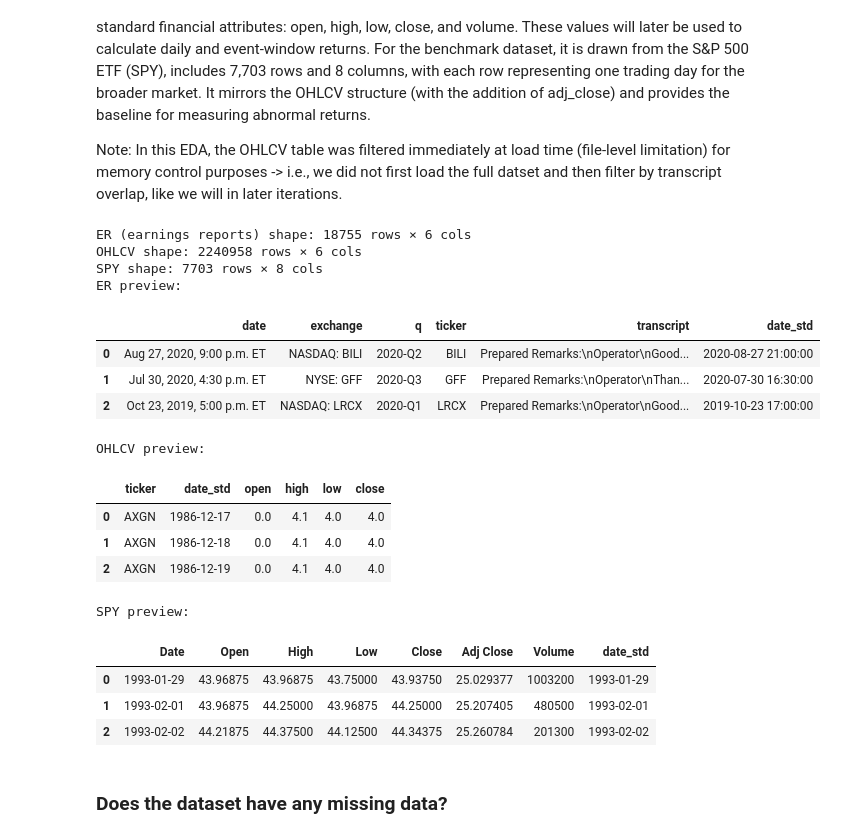
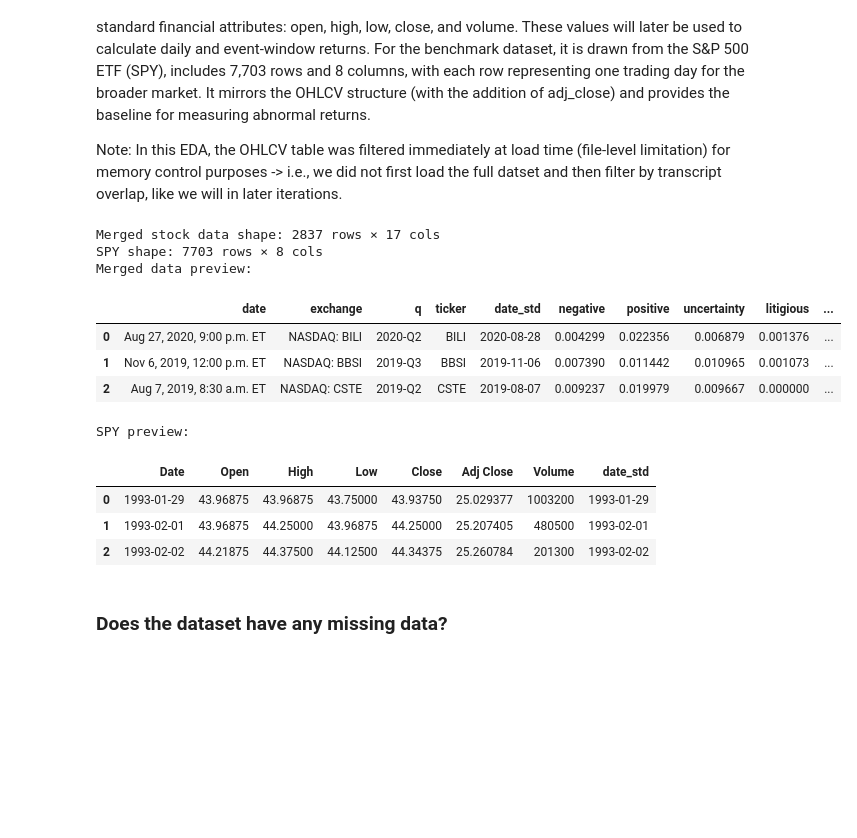
Before and after one commit to asht0nmb/earnings_language_impact, a Jupyter notebook: project.ipynb, the cells around one changed output. Saved outputs shown, nothing was run; the diff lists cells and outputs as text; code cells hidden in the pictures; blank space fills up the shorter version.

```diff
--- a/project.ipynb
+++ b/project.ipynb
@@ -201,9 +374,13 @@ er_df['date_std'] = er_df['date_std'].dt.date
 Simplified loading process that reduces memory usage by focusing on relevant tickers
 # %%
 def load_single_ohlcv(file: str) -> DataFrame:
-    """Load a single OHLCV file with ticker column."""
+    """
+    Load a single OHLCV file with ticker column, barring
+    ticker column errors, and returns the dataframe.
+    """
     df = pd.read_csv(file)
     if 'ticker' not in df.columns:
         df['ticker'] = file.stem.upper()
+
     return df
 # %%
@@ -292,28 +440,30 @@ assert 'date_std' in spy_df.columns
 #### Stock Return Calcs
 *Similar Function
 # %%
-def daily_returns_calc(df: DataFrame, price_col: str, date_col: str, group_col: str = None, return_col: str = None) -> DataFrame:
+def daily_returns_calc(df: DataFrame, price_col: str, date_col: str, group_col: str, return_col: str) -> DataFrame:
     """
     Computes daily returns given an input df, price col, date col, and grouping column,
     using a simple percent change formula. Returns a df that retains the calculated
-    returns, that is sorted.
+    returns, and that is sorted ensuring congruent calculations.
     """
-    # asserts for input verification?
+    # asserts for input verification (are they necessary?)
     assert price_col in df.columns, f"Column '{price_col}' not found"
     assert date_col in df.columns, f"Column '{date_col}' not found"
     assert len(df) > 0, "DataFrame cannot be empty"
 
-    out = df.copy()
+    new_df = df.copy()      # could avoid the copy for memory improvement, but use if possible
 
+    # data should be sorted, but pct change calc will be WRONG if it isnt, so we ensure
+    # group_col must be specified as None in the call if performing for a single stock ->
+        # risk too high if accidentally forgetten with multi ticker data
     if group_col is None:
-        sort_cols = [date_col]
-        out = out.sort_values(sort_cols)
-        out[return_col] = out[price_col].pct_change()
+        new_df = new_df.sort_values(date_col)
+        new_df[return_col] = new_df[price_col].pct_change()
     else:
         sort_cols = [group_col, date_col]
-        out = out.sort_values(sort_cols)
-        out[return_col] = out.groupby(group_col)[price_col].pct_change()
+        new_df = new_df.sort_values(sort_cols)
+        new_df[return_col] = new_df.groupby(group_col)[price_col].pct_change()
 
-    assert out[return_col].notna().sum() > 0, "All returns are NaN"
+    assert new_df[return_col].notna().sum() > 0, "All returns are NaN | 0"
 
-    return out
+    return new_df
@@ -339,3 +470,3 @@ def event_window_car(merged_df: DataFrame, window_days: int = 2) -> DataFrame:
 # %%
-ohlcv_df = daily_returns_calc(ohlcv_df, 'close', 'date_std', 'ticker', 'return')
-spy_returns = daily_returns_calc(spy_df, 'Close', 'date_std', return_col='spy_return')
+ohlcv_returns = daily_returns_calc(ohlcv_df, 'close', 'date_std', 'ticker', 'return_fract')
+spy_returns = daily_returns_calc(spy_df, 'Close', 'date_std', group_col = None, return_col='spy_return_fract')
@@ -349,5 +507,5 @@ if 'datetime64' in str(ohlcv_df['date_std'].dtype): #can delete IF stmnt once in
 # %%
 # uses inner join to merge pricing and report data (post ticker filter)
-merged = er_df.merge(ohlcv_df, on=['ticker', 'date_std'], how='inner')
+merged = er_df.merge(ohlcv_returns, on=['ticker', 'date_std'], how='inner')
 merged
 # %% [output]
@@ -397,35 +545,26 @@ for name, df in dfs:
     assert pd.api.types.is_datetime64_any_dtype(df["date_std"]), f"{name} date_std must be datetime"
 # %%
 # data size summary
-print(f"ER (earnings reports) shape: {er_df.shape[0]} rows × {er_df.shape[1]} cols")
-print(f"OHLCV shape: {ohlcv_df.shape[0]} rows × {ohlcv_df.shape[1]} cols")
+print(f"Merged stock data shape: {merged.shape[0]} rows × {merged.shape[1]} cols")
 print(f"SPY shape: {spy_df.shape[0]} rows × {spy_df.shape[1]} cols")
 
-print("ER preview:")
-display(er_df.head(3))
-print("OHLCV preview:")
-display(ohlcv_df.head(3))
+print("Merged data preview:")
+display(merged.head(3))
 print("SPY preview:")
 display(spy_df.head(3))
 # %% [output]
-ER (earnings reports) shape: 18755 rows × 6 cols
-OHLCV shape: 2240958 rows × 6 cols
+Merged stock data shape: 2837 rows × 17 cols
 SPY shape: 7703 rows × 8 cols
-ER preview:
+Merged data preview:
-|  | date | exchange | q | ticker | transcript | date_std |
-| 0 | Aug 27, 2020, 9:00 p.m. ET | NASDAQ: BILI | 2020-Q2 | BILI | Prepared Remarks:\nOperator\nGood... | 2020-08-27 21:00:00 |
-| 1 | Jul 30, 2020, 4:30 p.m. ET | NYSE: GFF | 2020-Q3 | GFF | Prepared Remarks:\nOperator\nThan... | 2020-07-30 16:30:00 |
-| 2 | Oct 23, 2019, 5:00 p.m. ET | NASDAQ: LRCX | 2020-Q1 | LRCX | Prepared Remarks:\nOperator\nGood... | 2019-10-23 17:00:00 |
+|  | date | exchange | q | ticker | date_std | negative | positive | uncertainty | litigious | ... |
+| 0 | Aug 27, 2020, 9:00 p.m. ET | NASDAQ: BILI | 2020-Q2 | BILI | 2020-08-28 | 0.004299 | 0.022356 | 0.006879 | 0.001376 | ... |
+| 1 | Nov 6, 2019, 12:00 p.m. ET | NASDAQ: BBSI | 2019-Q3 | BBSI | 2019-11-06 | 0.007390 | 0.011442 | 0.010965 | 0.001073 | ... |
+| 2 | Aug 7, 2019, 8:30 a.m. ET | NASDAQ: CSTE | 2019-Q2 | CSTE | 2019-08-07 | 0.009237 | 0.019979 | 0.009667 | 0.000000 | ... |
-OHLCV preview:
+SPY preview:
-|  | ticker | date_std | open | high | low | close |
-| 0 | AXGN | 1986-12-17 | 0.0 | 4.1 | 4.0 | 4.0 |
-| 1 | AXGN | 1986-12-18 | 0.0 | 4.1 | 4.0 | 4.0 |
-| 2 | AXGN | 1986-12-19 | 0.0 | 4.1 | 4.0 | 4.0 |
+|  | Date | Open | High | Low | Close | Adj Close | Volume | date_std |
+| 0 | 1993-01-29 | 43.96875 | 43.96875 | 43.75000 | 43.93750 | 25.029377 | 1003200 | 1993-01-29 |
+| 1 | 1993-02-01 | 43.96875 | 44.25000 | 43.96875 | 44.25000 | 25.207405 | 480500 | 1993-02-01 |
+| 2 | 1993-02-02 | 44.21875 | 44.37500 | 44.12500 | 44.34375 | 25.260784 | 201300 | 1993-02-02 |
-SPY preview:
-|  | Date | Open | High | Low | Close | Adj Close | Volume | date_std |
-| 0 | 1993-01-29 | 43.96875 | 43.96875 | 43.75000 | 43.93750 | 25.029377 | 1003200 | 1993-01-29 |
-| 1 | 1993-02-01 | 43.96875 | 44.25000 | 43.96875 | 44.25000 | 25.207405 | 480500 | 1993-02-01 |
-| 2 | 1993-02-02 | 44.21875 | 44.37500 | 44.12500 | 44.34375 | 25.260784 | 201300 | 1993-02-02 |
 # %% [markdown]
 ### Does the dataset have any missing data?
 # %% [markdown]
```
Also changed, not shown: parts of 30 cells of this notebook.
